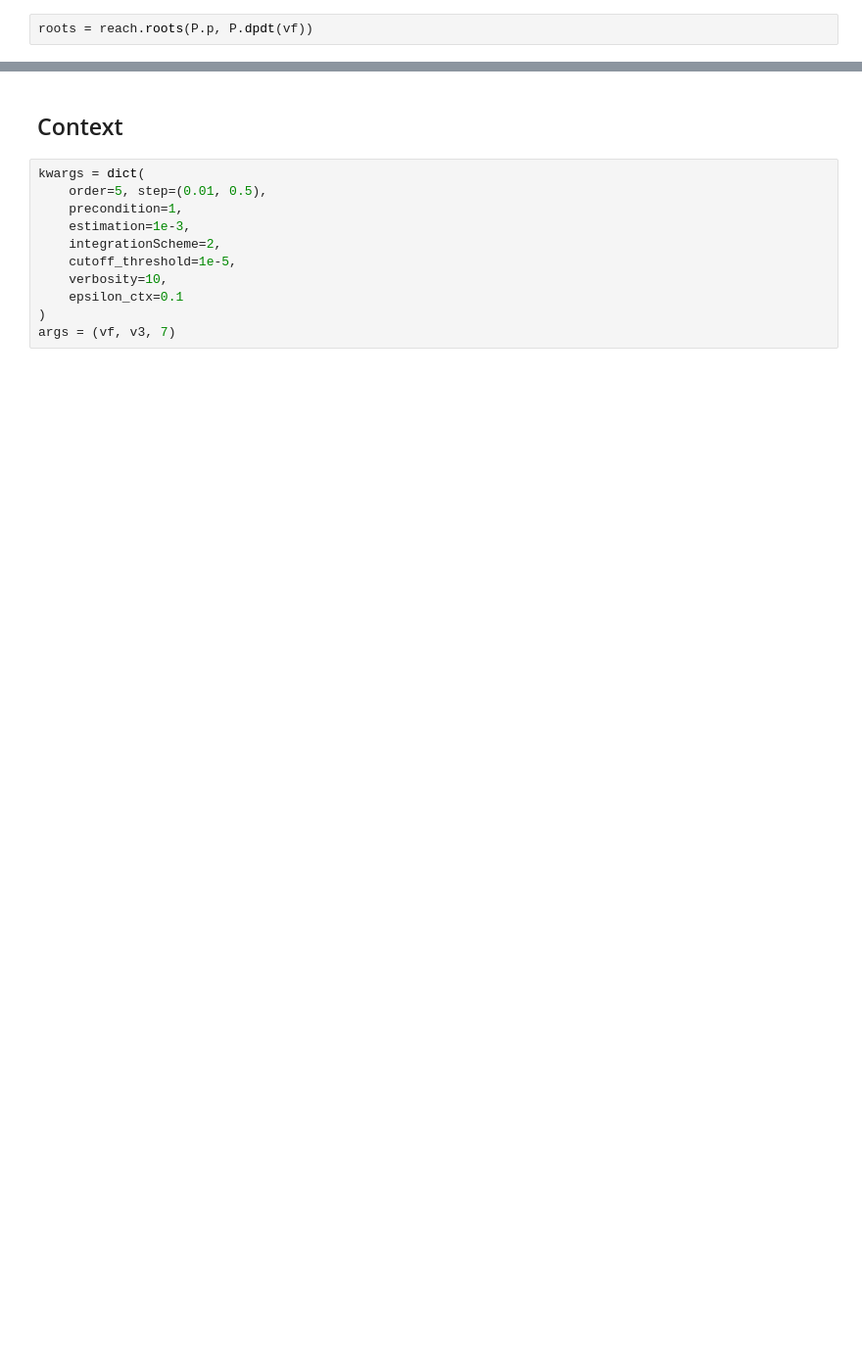
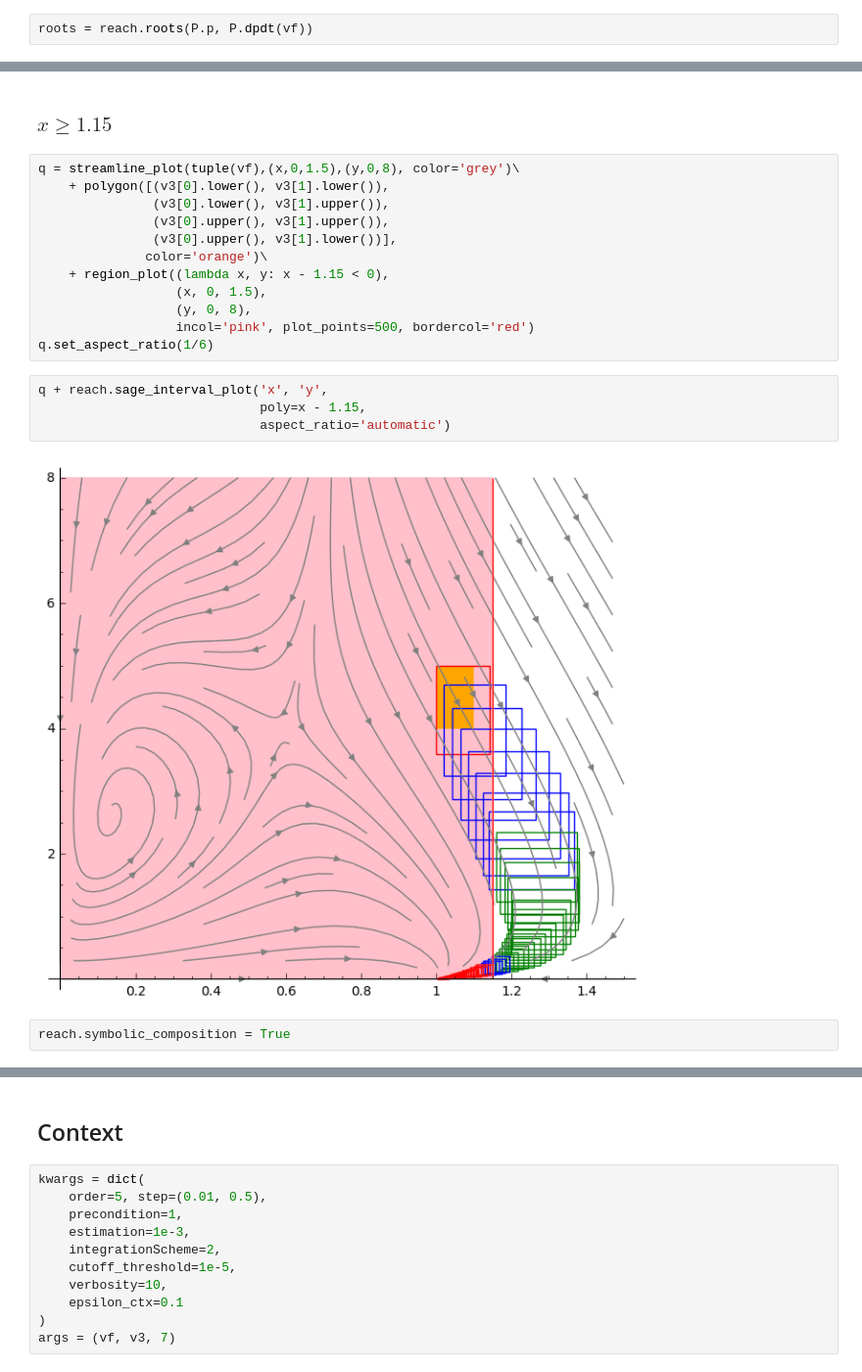
Before and after one commit to twright/Logic-of-Behaviour-in-Uncertain-Contexts, a Jupyter notebook: Whelks and lobsters context 2.ipynb, the cells around one changed output, grey strips where cells are left out. Shown at 98% size. Cells and saved outputs as stored; diff of their text form; blank space fills up the shorter version.

```diff
--- a/Whelks and lobsters context 2.ipynb
+++ b/Whelks and lobsters context 2.ipynb
@@ -169,0 +219,22 @@ roots = reach.roots(P.p, P.dpdt(vf))
+# %% [markdown]
+### $x \ge 1.15$
+# %%
+q = streamline_plot(tuple(vf),(x,0,1.5),(y,0,8), color='grey')\
+    + polygon([(v3[0].lower(), v3[1].lower()),
+               (v3[0].lower(), v3[1].upper()),
+               (v3[0].upper(), v3[1].upper()),
+               (v3[0].upper(), v3[1].lower())],
+              color='orange')\
+    + region_plot((lambda x, y: x - 1.15 < 0),
+                  (x, 0, 1.5),
+                  (y, 0, 8),
+                  incol='pink', plot_points=500, bordercol='red')
+q.set_aspect_ratio(1/6)
+# %%
+q + reach.sage_interval_plot('x', 'y',
+                             poly=x - 1.15,
+                             aspect_ratio='automatic')
+# %% [output]
+[figure, added]
+# %%
+reach.symbolic_composition = True
```
Also changed, not shown: parts of 32 cells of this notebook, 7 other files.
